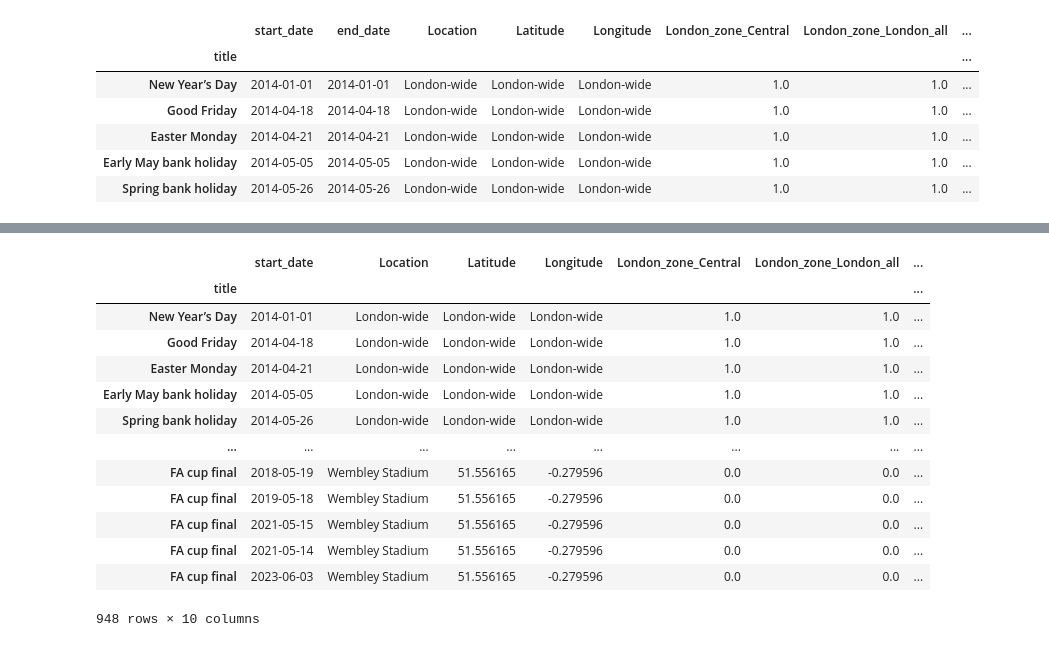
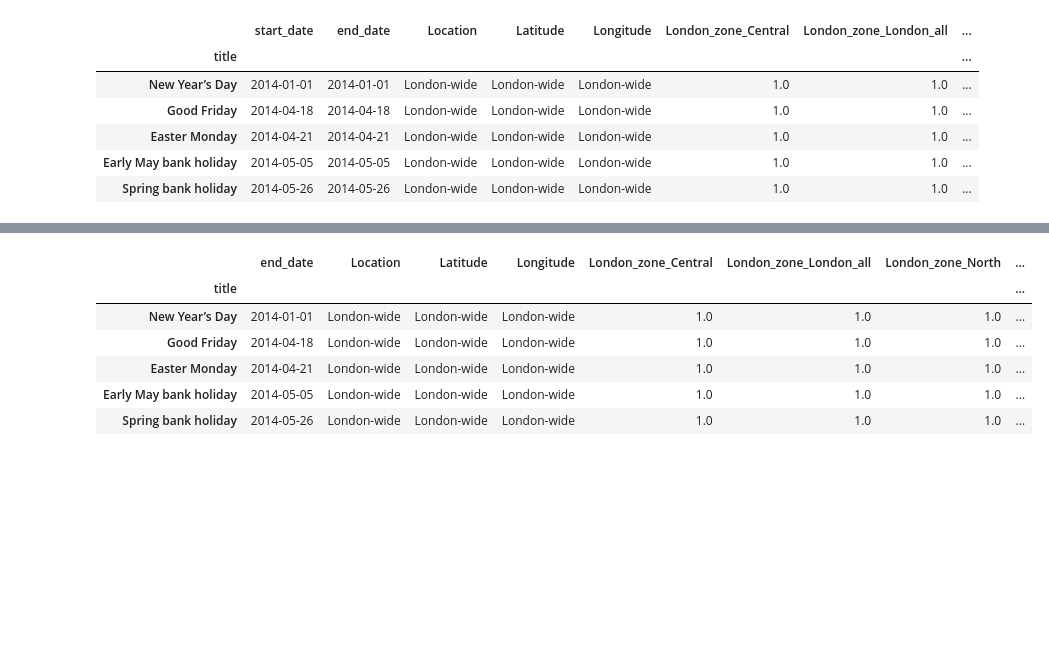
Before and after one commit to elsebasmar/london-bss, a Jupyter notebook: londonbss/notebooks/data_collection/C-Calendar_events.ipynb, the cells around one changed output, grey strips where cells are left out. Saved outputs shown, nothing was run; the diff lists cells and outputs as text; code cells hidden in the pictures; blank space fills up the shorter version.

```diff
--- a/londonbss/notebooks/data_collection/C-Calendar_events.ipynb
+++ b/londonbss/notebooks/data_collection/C-Calendar_events.ipynb
@@ -567,17 +554,12 @@ all_events_df.drop(columns="start_date")
+# %%
+all_events_df.head()
+# %% [output]
+|  | end_date | Location | Latitude | Longitude | London_zone_Central | London_zone_London_all | London_zone_North | ... |
+| title |  |  |  |  |  |  |  | ... |
+| New Year’s Day | 2014-01-01 | London-wide | London-wide | London-wide | 1.0 | 1.0 | 1.0 | ... |
+| Good Friday | 2014-04-18 | London-wide | London-wide | London-wide | 1.0 | 1.0 | 1.0 | ... |
+| Easter Monday | 2014-04-21 | London-wide | London-wide | London-wide | 1.0 | 1.0 | 1.0 | ... |
+| Early May bank holiday | 2014-05-05 | London-wide | London-wide | London-wide | 1.0 | 1.0 | 1.0 | ... |
+| Spring bank holiday | 2014-05-26 | London-wide | London-wide | London-wide | 1.0 | 1.0 | 1.0 | ... |
 # %%
-all_events_df.drop(columns="end_date")
+all_events_df.drop(columns="end_date", inplace=True)
-# %% [output]
-|  | start_date | Location | Latitude | Longitude | London_zone_Central | London_zone_London_all | ... |
-| title |  |  |  |  |  |  | ... |
-| New Year’s Day | 2014-01-01 | London-wide | London-wide | London-wide | 1.0 | 1.0 | ... |
-| Good Friday | 2014-04-18 | London-wide | London-wide | London-wide | 1.0 | 1.0 | ... |
-| Easter Monday | 2014-04-21 | London-wide | London-wide | London-wide | 1.0 | 1.0 | ... |
-| Early May bank holiday | 2014-05-05 | London-wide | London-wide | London-wide | 1.0 | 1.0 | ... |
-| Spring bank holiday | 2014-05-26 | London-wide | London-wide | London-wide | 1.0 | 1.0 | ... |
-| ... | ... | ... | ... | ... | ... | ... | ... |
-| FA cup final | 2018-05-19 | Wembley Stadium | 51.556165 | -0.279596 | 0.0 | 0.0 | ... |
-| FA cup final | 2019-05-18 | Wembley Stadium | 51.556165 | -0.279596 | 0.0 | 0.0 | ... |
-| FA cup final | 2021-05-15 | Wembley Stadium | 51.556165 | -0.279596 | 0.0 | 0.0 | ... |
-| FA cup final | 2021-05-14 | Wembley Stadium | 51.556165 | -0.279596 | 0.0 | 0.0 | ... |
-| FA cup final | 2023-06-03 | Wembley Stadium | 51.556165 | -0.279596 | 0.0 | 0.0 | ... |
-948 rows × 10 columns
```
Also changed, not shown: parts of 5 cells of this notebook, 2 other files.
